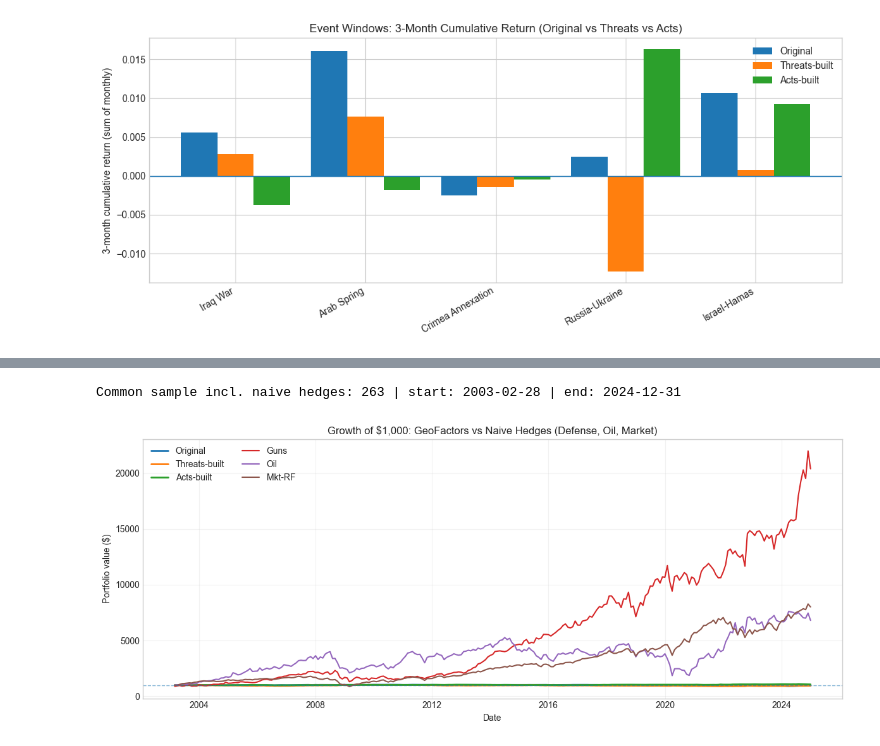
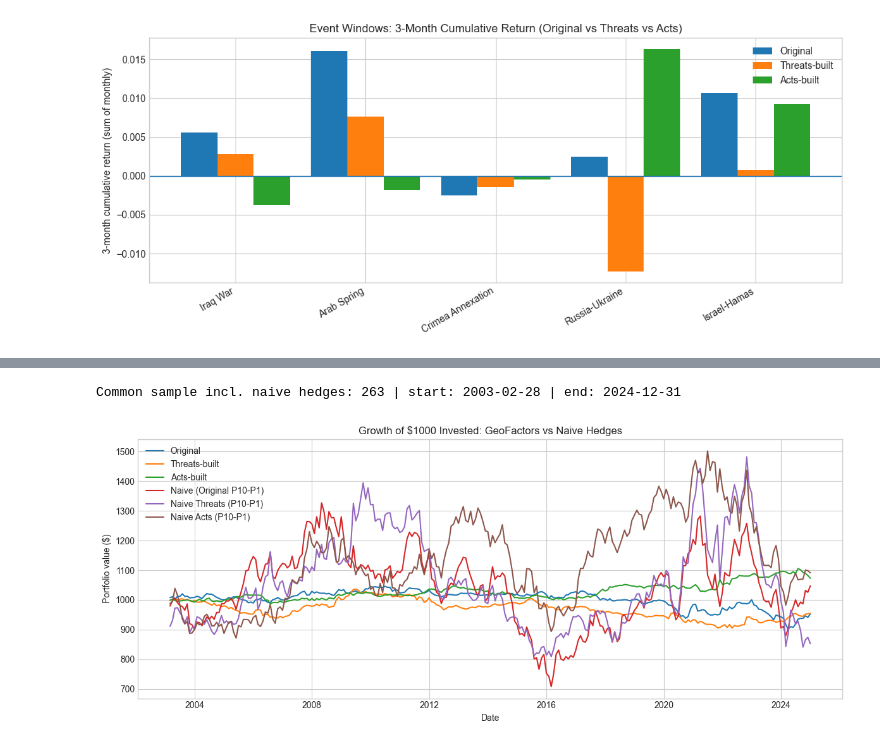
Before and after one commit to siddharthyashkukreja-cloud/Hedging_GeoPolRisk, a Jupyter notebook: researchProject.ipynb, the cells around one changed output, grey strips where cells are left out. Drawn from its saved outputs; the diff is of its cells as text; code cells hidden in the pictures.

```diff
--- a/researchProject.ipynb
+++ b/researchProject.ipynb
@@ -1,21 +1,26 @@
 # %%
 #cell 1
-
 import pandas as pd
-
-
-# 1. Define the filename (make sure you renamed it!)
+import numpy as np
+import statsmodels.api as sm
+from statsmodels.regression.rolling import RollingOLS
+import pandas_datareader.data as web
+from pandas.tseries.offsets import MonthEnd
+import matplotlib.pyplot as plt
+import matplotlib.dates as mdates
+import pandas as pd
 
 #samuel
 #file_path = r"C:\Users\20202917\Downloads\nv1fehuuii7o8hjb.csv"
 
 #sid
-file_path = "/Users/siddharth/Downloads/crsp_stock_returns_1985_2024.csv" # Or the new name if you renamed it
+#file_path = "/Users/siddharth/Downloads/crsp_stock_returns_1985_2024.csv"
 
+#Yusuf
+file_path = "/Users/yusufziyayokus/Desktop/TheCourses/RProjectForFinance/crsp_stock_returns_1985_2024.csv"
 # 2. Read only the first 5 rows to see the columns
 df_preview = pd.read_csv(file_path, nrows=5)
 
-# 3. Show the columns and the first few rows
 print("Columns in the file:")
 print(df_preview.columns.tolist())
 
@@ -3329,6 +3102,5 @@ Common sample incl. naive hedges: 263 | start: 2003-02-28 | end: 2024-12-31
 # %%
-
-#growth portoflio of acts and threats vs naive hedges
+#naive heges and portfolio acts and trhest
 def to_month_end(s):
     return pd.to_datetime(s, errors="coerce") + MonthEnd(0)
 
@@ -3345,8 +3117,18 @@ def prep_factor(df, date_col, ret_col, new_name):
 def wealth_index(r, start=1000.0):
     return start * (1 + r).cumprod()
 
+def drawdown(r):
+    w = (1 + r).cumprod()
+    peak = w.cummax()
+    return w / peak - 1
 
-# GeoFactors (Original/ Threats / Acts)
+def rolling_sharpe(r, window=24):
+    mu = r.rolling(window).mean() * 12
+    sd = r.rolling(window).std(ddof=0) * np.sqrt(12)
+    return mu / sd
+
+
+#  common-sample comparison (Original / Threats / Acts)
 orig = prep_factor(df_oos,   "date", "GeoFactor",   "Original")
 thrt = prep_factor(df_oos_T, "date", "GeoFactor_T", "Threats-built")
 acts = prep_factor(df_oos_A, "date", "GeoFactor_A", "Acts-built")
@@ -3354,38 +3136,57 @@ acts = prep_factor(df_oos_A, "date", "GeoFactor_A", "Acts-built")
 comp = orig.merge(thrt, on="date", how="inner").merge(acts, on="date", how="inner")
 comp = comp.set_index("date").sort_index()
 
-print("GeoFactor common sample months:", len(comp),
-      "| start:", comp.index.min().date(),
-      "| end:", comp.index.max().date())
+print("Common sample months:", len(comp), "| start:", comp.index.min().date(), "| end:", comp.index.max().date())
 
 
-#$1000 growth (Original vs Threats vs Acts)
-
+# $1000 invested growth (Original vs Threats vs Acts)
 wealth3 = pd.DataFrame({c: wealth_index(comp[c], start=1000.0) for c in comp.columns})
 
 plt.figure(figsize=(12, 5))
 for c in wealth3.columns:
-    plt.plot(wealth3.index, wealth3[c], label=c, linewidth=2)
-plt.axhline(1000, linestyle="--", linewidth=1, alpha=0.6)
-plt.title("Growth of $1,000 Invested: Original vs Threats-built vs Acts-built")
+    plt.plot(wealth3.index, wealth3[c], label=c)
+plt.title("Growth of $1000 Invested: Original vs Threats-built vs Acts-built")
 plt.xlabel("Date")
 plt.ylabel("Portfolio value ($)")
 plt.legend()
-plt.grid(True, alpha=0.25)
 plt.tight_layout()
 plt.show()
 
 
-# adding Naive Hedges
-need_cols = ["date", "Guns", "Oil", "Mkt-RF"]
-missing = [c for c in need_cols if c not in df_val.columns]
+# Add Naive Hedges
+def naive_spread(port_wide, name):
+    d = port_wide.copy()
+    # ensure date correctly indexedi
+    if "date" in d.columns:
+        d["date"] = to_month_end(d["date"])
+        d = d.set_index("date")
+    if not isinstance(d.index, pd.DatetimeIndex):
+        d = d.reset_index().rename(columns={d.columns[0]: "date"})
+        d["date"] = to_month_end(d["date"])
+        d = d.set_index("date")
+    d = d.sort_index()
+    # spread
+    return (d["P10"] - d["P1"]).rename(name)
 
-bench = df_val[need_cols].copy()
-bench["date"] = to_month_end(bench["date"])
-bench = bench.dropna().sort_values("date").set_index("date")
+# Baseline naive hedge
+naive_orig = naive_spread(port_rets, "Naive (Original P10-P1)")
 
-#Merge
-all_series = comp.merge(bench, left_index=True, right_index=True, how="inner")
+# Naive hedges for Threats and Acts
+naive_T = naive_spread(port_T, "Naive Threats (P10-P1)")
+naive_A = naive_spread(port_A, "Naive Acts (P10-P1)")
+
+#$1000 growth including GeoFactors + Naive hedges
+all_series = pd.concat(
+    [
+        comp["Original"],
+        comp["Threats-built"],
+        comp["Acts-built"],
+        naive_orig,
+        naive_T,
+        naive_A
+    ],
+    axis=1
+).dropna().sort_index()
 
 print("Common sample incl. naive hedges:", len(all_series),
       "| start:", all_series.index.min().date(),
@@ -3395,16 +3196,11 @@ wealth_all = all_series.apply(lambda s: wealth_index(s, start=1000.0))
 
 plt.figure(figsize=(12, 5))
 for c in wealth_all.columns:
-    # make GeoFactors thicker lines for readability
-    lw = 2 if c in ["Original", "Threats-built", "Acts-built"] else 1.5
-    plt.plot(wealth_all.index, wealth_all[c], label=c, linewidth=lw)
-
-plt.axhline(1000, linestyle="--", linewidth=1, alpha=0.6)
-plt.title("Growth of $1,000: GeoFactors vs Naive Hedges (Defense, Oil, Market)")
+    plt.plot(wealth_all.index, wealth_all[c], label=c)
+plt.title("Growth of $1000 Invested: GeoFactors vs Naive Hedges")
 plt.xlabel("Date")
 plt.ylabel("Portfolio value ($)")
-plt.legend(ncol=2)
-plt.grid(True, alpha=0.25)
+plt.legend()
 plt.tight_layout()
 plt.show()
 # %% [output]
@@ -3413,3 +3209,3 @@ GeoFactor common sample months: 263 | start: 2003-02-28 | end: 2024-12-31
 Common sample incl. naive hedges: 263 | start: 2003-02-28 | end: 2024-12-31
-[figure, old version]
+[figure, new version]
 # %%
```
Also changed, not shown: parts of 32 cells of this notebook.
